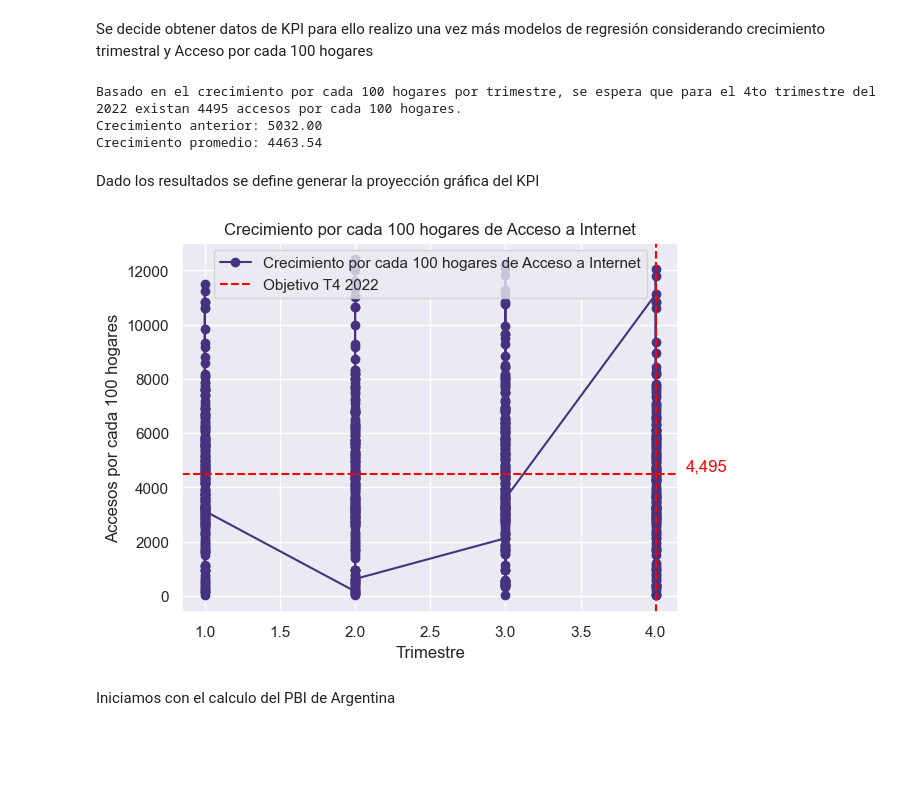
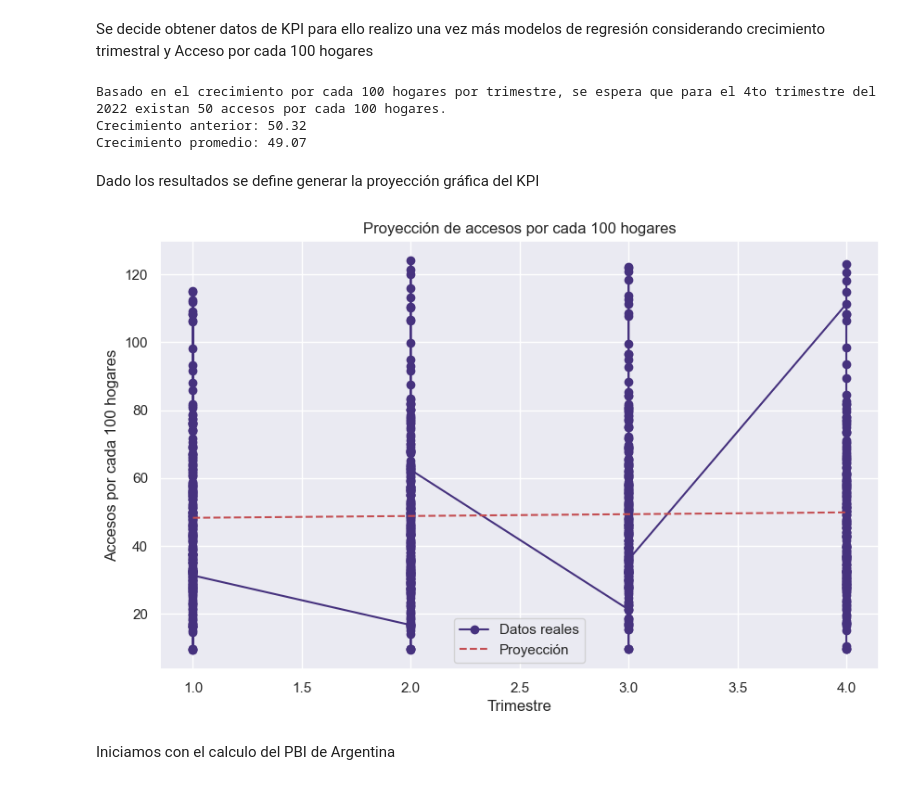
Before and after one commit to EmilianoEmanuelSosa/Telecom-Analytics-Engine, a Jupyter notebook: Cambios.ipynb, the cells around one changed output. Cells and saved outputs as stored; diff of their text form; code cells hidden in the pictures; blank space fills up the shorter version.

Commit message:
<enmiendo mis errores>

```diff
--- a/Cambios.ipynb
+++ b/Cambios.ipynb
@@ -552,13 +562,15 @@ Año 2022: Provincia con menor acceso a Internet: Misiones, Accesos por cada 100
 # %% [markdown]
 Se decide obtener datos de KPI para ello realizo una vez más modelos de regresión considerando crecimiento trimestral y Acceso por cada 100 hogares
 # %%
-# Primero ordenamos los datos por trimestree dado que existía un error en la correlacion.
-datos_ordenados = Internet_Penetracion.sort_values('Trimestre') #Para ello utilizamos el método sort_value e indicamos la columna a ordenar
+# Primero ordenamos los datos por trimestre, dado que existía un error en la correlación.
+datos_ordenados = Internet_Penetracion.sort_values('Trimestre')
 
-# Se asignan los datos de entrenamiento
-X_train = datos_ordenados['Trimestre'].values.reshape(-1, 1) #Variable independiente
-y_train = datos_ordenados['Accesos por cada 100 hogares'] #Variable dependiente
+# Limpiar y convertir la columna 'Accesos por cada 100 hogares'
+datos_ordenados['Accesos por cada 100 hogares'] = datos_ordenados['Accesos por cada 100 hogares'].str.replace(',', '.').astype(float)
 
+# Asignar los datos de entrenamiento
+X_train = datos_ordenados['Trimestre'].values.reshape(-1, 1)  # Variable independiente
+y_train = datos_ordenados['Accesos por cada 100 hogares']  # Variable dependiente
 
 # Ajustar el modelo utilizando los datos de entrenamiento
 modelo.fit(X_train, y_train)
@@ -584,30 +596,33 @@ print("Basado en el crecimiento por cada 100 hogares por trimestre, se espera qu
 print("Crecimiento anterior: {:.2f}".format(crecimiento_anterior))
 print("Crecimiento promedio: {:.2f}".format(crecimiento_promedio))
 # %% [output]
-Basado en el crecimiento por cada 100 hogares por trimestre, se espera que para el 4to trimestre del 2022 existan 4495 accesos por cada 100 hogares.
-Crecimiento anterior: 5032.00
-Crecimiento promedio: 4463.54
+Basado en el crecimiento por cada 100 hogares por trimestre, se espera que para el 4to trimestre del 2022 existan 50 accesos por cada 100 hogares.
+Crecimiento anterior: 50.32
+Crecimiento promedio: 49.07
 # %% [markdown]
 Dado los resultados se define generar la proyección gráfica del KPI
-# %%
-# Crear el gráfico de crecimiento por cada 100 hogares de acuerdo al trimestre.
-plt.plot(datos_ordenados['Trimestre'], datos_ordenados['Accesos por cada 100 hogares'], marker='o', label='Crecimiento por cada 100 hogares de Acceso a Internet')
-
-# Establecer las metas u objetivos para el 4to trimestre de 2022
-plt.axvline(x=4, color='red', linestyle='--', label='Objetivo T4 2022')
-plt.axhline(y=proyeccion_2022_entero, color='red', linestyle='--')
-plt.text(4.2, proyeccion_2022_entero + 100, f'{proyeccion_2022_entero:,}', color='red')
-
-# Personalizar el gráfico
-plt.title('Crecimiento por cada 100 hogares de Acceso a Internet')
-plt.xlabel('Trimestre')
-plt.ylabel('Accesos por cada 100 hogares')
-plt.legend()
-
-# Mostrar el gráfico
-plt.show()
-# %% [output]
-[figure, removed]
+# %%
+# Crear un array con los valores de trimestre para la proyección
+trimestres_proyeccion = np.array(range(1, trimestre_2022+1))
+
+# Calcular los valores proyectados para cada trimestre
+proyeccion_trimestres = modelo.predict(trimestres_proyeccion.reshape(-1, 1))
+
+# Crear el gráfico de línea
+plt.figure(figsize=(10, 6))
+plt.plot(X_train, y_train, 'o-', label='Datos reales')
+plt.plot(trimestres_proyeccion, proyeccion_trimestres, 'r--', label='Proyección')
+
+# Personalizar el gráfico
+plt.title('Proyección de accesos por cada 100 hogares')
+plt.xlabel('Trimestre')
+plt.ylabel('Accesos por cada 100 hogares')
+plt.legend()
+
+# Mostrar el gráfico
+plt.show()
+# %% [output]
+[figure, added]
 # %% [markdown]
 Iniciamos con el calculo del PBI de Argentina
 # %%
```
Also changed, not shown: parts of 4 cells of this notebook, 1 other file.
